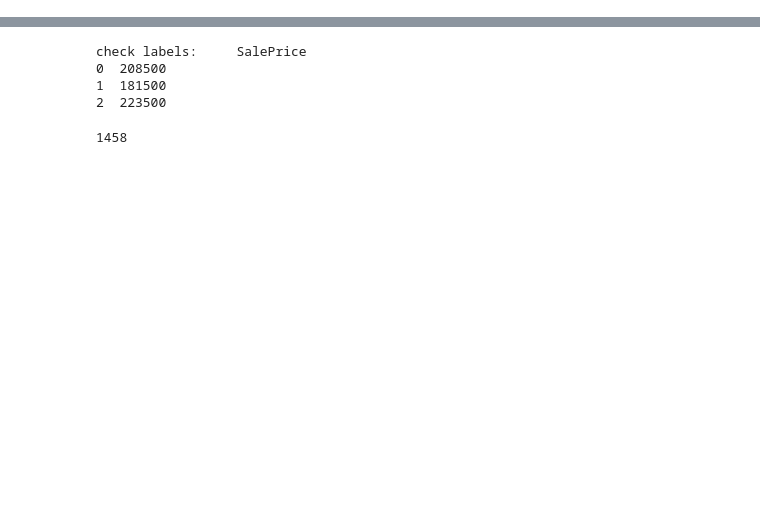
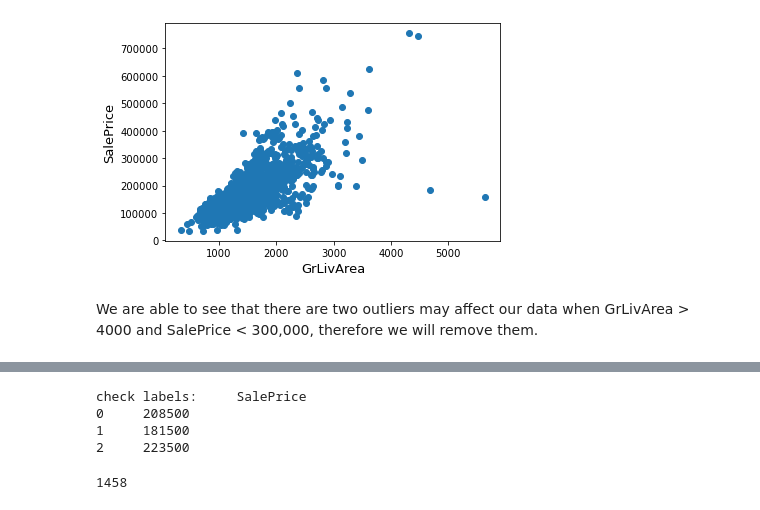
Before and after one commit to shy1213/House_Price, a Jupyter notebook: House_Price.ipynb, the cells around one changed output, grey strips where cells are left out. Drawn from its saved outputs; the diff is of its cells as text; code cells hidden in the pictures; blank space fills up the shorter version.

```diff
--- a/House_Price.ipynb
+++ b/House_Price.ipynb
@@ -14,6 +18,16 @@ from sklearn.metrics import r2_score
 # %%
 house = pd.read_csv('./train.csv', delimiter = ',')
 test_data = pd.read_csv('./test.csv', delimiter = ',')
+# %%
+fig, ax = plt.subplots()
+ax.scatter(x = house['GrLivArea'], y = house['SalePrice'])
+plt.ylabel('SalePrice', fontsize=13)
+plt.xlabel('GrLivArea', fontsize=13)
+plt.show()
+# %% [output]
+[figure, added]
+# %% [markdown]
+We are able to see that there are two outliers may affect our data when GrLivArea > 4000 and SalePrice < 300,000, therefore we will remove them.
 # %%
 house = house.drop(columns = ['Id'])
 house = house.drop(house[(house['GrLivArea'] > 4000) & (house['SalePrice'] < 300000)].index)
```
Also changed, not shown: parts of 10 cells of this notebook.
